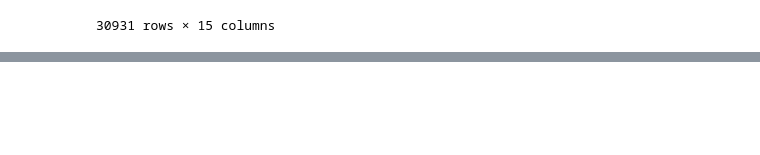
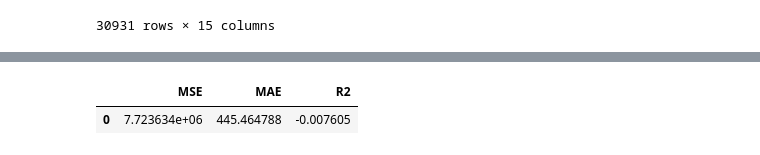
Before and after one commit to gacuervol/tdsp_template, a Jupyter notebook: scripts/training/modelling.ipynb, the cells around one changed output, grey strips where cells are left out. Drawn from its saved outputs; the diff is of its cells as text; code cells hidden in the pictures; blank space fills up the shorter version.

```diff
--- a/scripts/training/modelling.ipynb
+++ b/scripts/training/modelling.ipynb
@@ -62,0 +71,8 @@ polireg.fit()
+# %%
+coordinates = tuple(db12_prep[col].to_numpy() for col in coords)
+values = tuple(db12_prep[col].to_numpy() for col in features + [numeric[1], target])
+train, test = vd.train_test_split(coordinates, values, test_size=.2, spacing=10, random_state=123)
+coord_train, data_train, w_train  = train
+coord_test, data_test, w_test  = test
+X_train, y_train = data_train[:-1], data_train[-1]
+X_test, y_test = data_test[:-1], data_test[-1]
@@ -62,0 +115,4 @@ polireg.fit()
+# %%
+RANSAC = model_loader.polyRegressionRANSAC(len(X_train))
+RANSAC = RANSAC.fit(pd.Series(X_train[-1]), y_train)
+y_pred = RANSAC.predict(X_test[-1].reshape(-1, 1))
@@ -62,0 +132,5 @@ polireg.fit()
+# %%
+eval_loader.eval_regres(y_pred, y_test)
+# %% [output]
+|  | MSE | MAE | R2 |
+| 0 | 7.723634e+06 | 445.464788 | -0.007605 |
```
Also changed, not shown: parts of 25 cells of this notebook, 1 other file.
